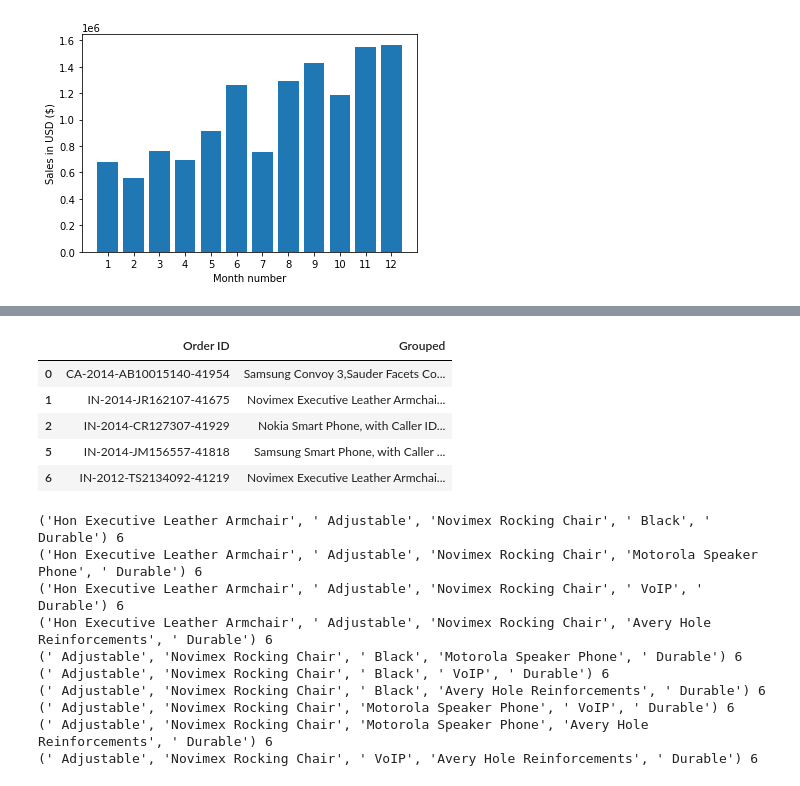
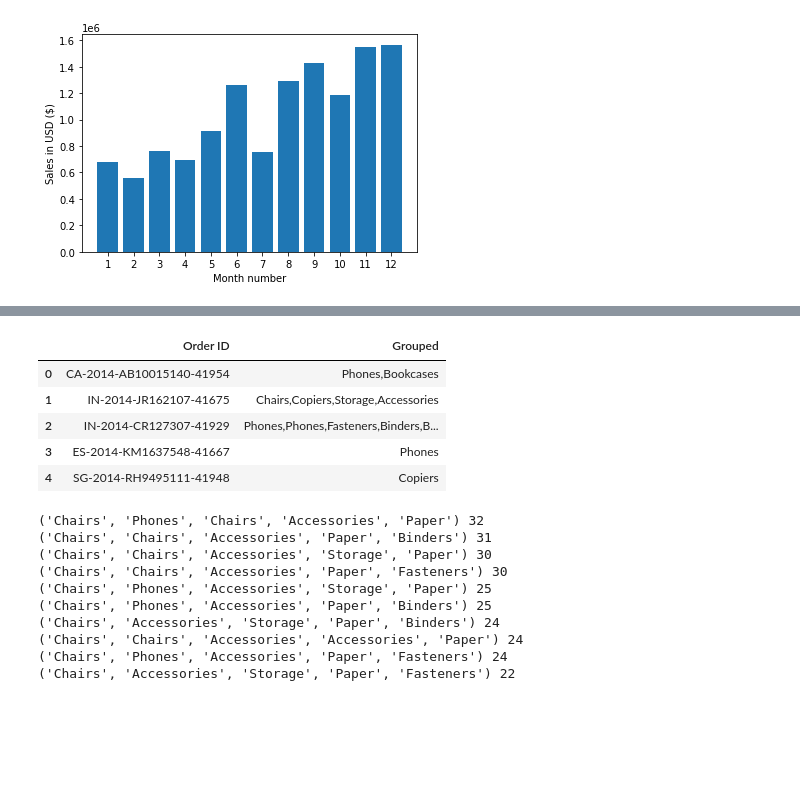
Before and after one commit to rachael-meinders/superstore, a Jupyter notebook: Superstore Analyses/Pandas Sales Analysis1.ipynb, the cells around one changed output, grey strips where cells are left out. Saved outputs shown, nothing was run; the diff lists cells and outputs as text; code cells hidden in the pictures; blank space fills up the shorter version.

```diff
--- a/Superstore Analyses/Pandas Sales Analysis1.ipynb
+++ b/Superstore Analyses/Pandas Sales Analysis1.ipynb
@@ -310,19 +301,18 @@ split_df.head()
 # %%
-# group products most often sold together
 # df = df[df['Order ID'].duplicated(keep=False)]
 
-df['Grouped'] = df.groupby('Order ID')['Product_Name'].transform(lambda x: ','.join(x))
+df['Grouped'] = df.groupby('Order ID')['Sub_Category'].transform(lambda x: ','.join(x))
 
 grouped = df[['Order ID','Grouped']].drop_duplicates()
 
 grouped.head()
 # %% [output]
 |  | Order ID | Grouped |
-| 0 | CA-2014-AB10015140-41954 | Samsung Convoy 3,Sauder Facets Co... |
-| 1 | IN-2014-JR162107-41675 | Novimex Executive Leather Armchai... |
-| 2 | IN-2014-CR127307-41929 | Nokia Smart Phone, with Caller ID... |
-| 5 | IN-2014-JM156557-41818 | Samsung Smart Phone, with Caller ... |
-| 6 | IN-2012-TS2134092-41219 | Novimex Executive Leather Armchai... |
+| 0 | CA-2014-AB10015140-41954 | Phones,Bookcases |
+| 1 | IN-2014-JR162107-41675 | Chairs,Copiers,Storage,Accessories |
+| 2 | IN-2014-CR127307-41929 | Phones,Phones,Fasteners,Binders,B... |
+| 3 | ES-2014-KM1637548-41667 | Phones |
+| 4 | SG-2014-RH9495111-41948 | Copiers |
 # %%
 from itertools import combinations
 from collections import Counter
@@ -336,13 +326,13 @@ for row in grouped['Grouped']:
 for key, value in count.most_common(10):
     print(key, value)
 # %% [output]
-('Hon Executive Leather Armchair', ' Adjustable', 'Novimex Rocking Chair', ' Black', ' Durable') 6
-('Hon Executive Leather Armchair', ' Adjustable', 'Novimex Rocking Chair', 'Motorola Speaker Phone', ' Durable') 6
-('Hon Executive Leather Armchair', ' Adjustable', 'Novimex Rocking Chair', ' VoIP', ' Durable') 6
-('Hon Executive Leather Armchair', ' Adjustable', 'Novimex Rocking Chair', 'Avery Hole Reinforcements', ' Durable') 6
-(' Adjustable', 'Novimex Rocking Chair', ' Black', 'Motorola Speaker Phone', ' Durable') 6
-(' Adjustable', 'Novimex Rocking Chair', ' Black', ' VoIP', ' Durable') 6
-(' Adjustable', 'Novimex Rocking Chair', ' Black', 'Avery Hole Reinforcements', ' Durable') 6
-(' Adjustable', 'Novimex Rocking Chair', 'Motorola Speaker Phone', ' VoIP', ' Durable') 6
-(' Adjustable', 'Novimex Rocking Chair', 'Motorola Speaker Phone', 'Avery Hole Reinforcements', ' Durable') 6
-(' Adjustable', 'Novimex Rocking Chair', ' VoIP', 'Avery Hole Reinforcements', ' Durable') 6
+('Chairs', 'Phones', 'Chairs', 'Accessories', 'Paper') 32
+('Chairs', 'Chairs', 'Accessories', 'Paper', 'Binders') 31
+('Chairs', 'Chairs', 'Accessories', 'Storage', 'Paper') 30
+('Chairs', 'Chairs', 'Accessories', 'Paper', 'Fasteners') 30
+('Chairs', 'Phones', 'Accessories', 'Storage', 'Paper') 25
+('Chairs', 'Phones', 'Accessories', 'Paper', 'Binders') 25
+('Chairs', 'Accessories', 'Storage', 'Paper', 'Binders') 24
+('Chairs', 'Chairs', 'Accessories', 'Accessories', 'Paper') 24
+('Chairs', 'Phones', 'Accessories', 'Paper', 'Fasteners') 24
+('Chairs', 'Accessories', 'Storage', 'Paper', 'Fasteners') 22
```
Also changed, not shown: parts of 14 cells of this notebook.
